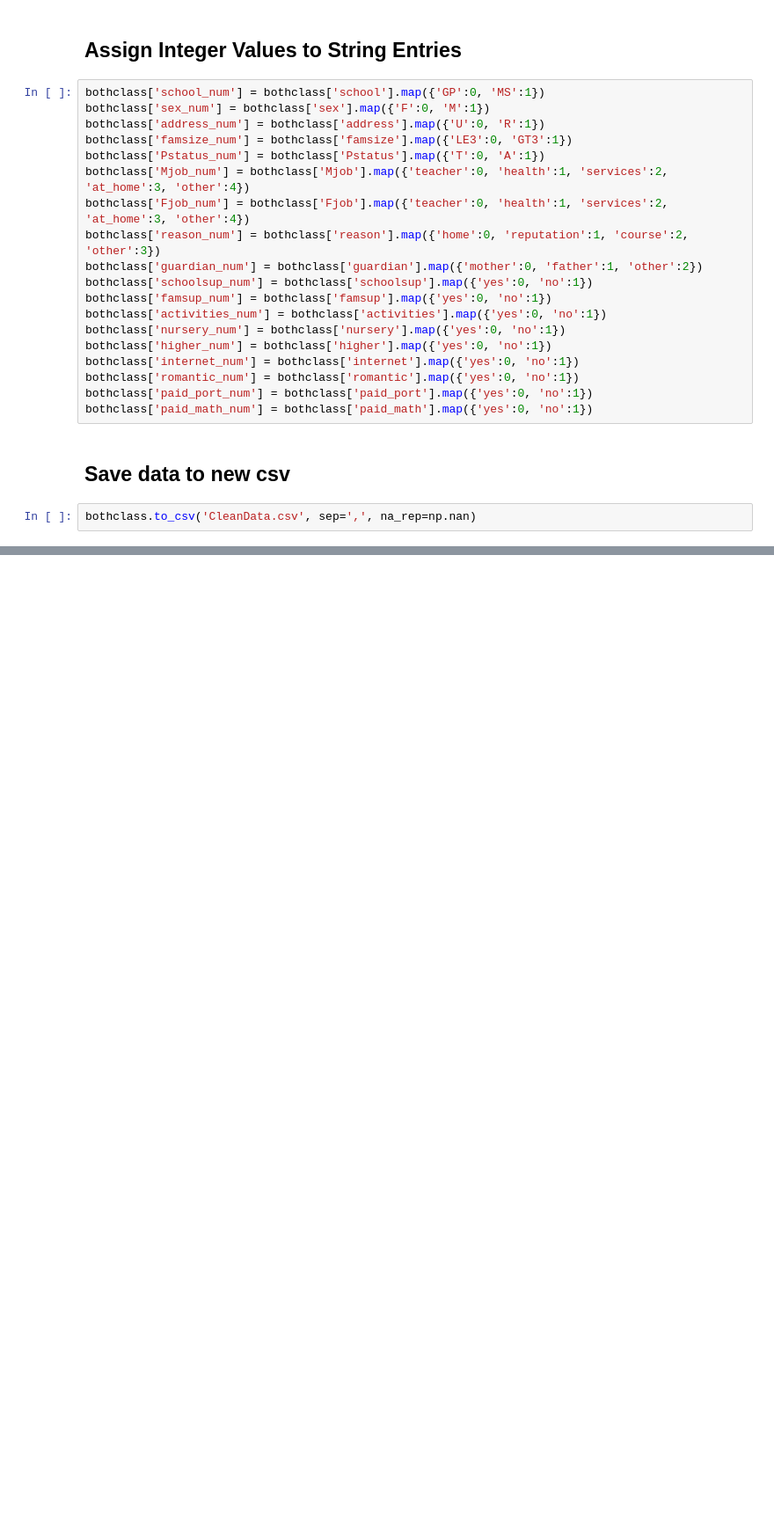
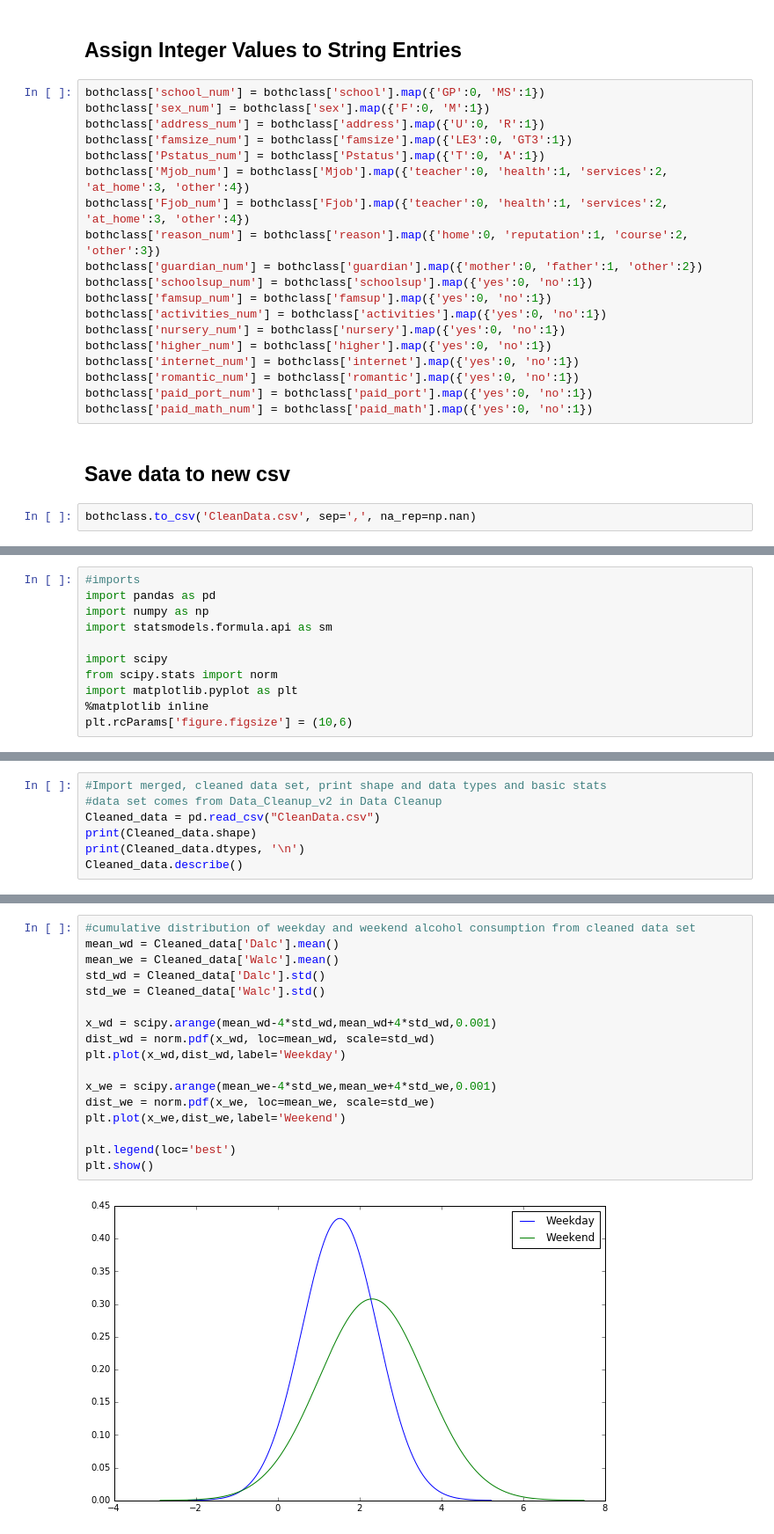
Before and after one commit to fagan2888/DataSci_Final_Project, a Jupyter notebook: Milestone/Milestone.ipynb, the cells around one changed output, grey strips where cells are left out. Shown: that part at 88% size. Saved outputs shown, nothing was run; the diff lists cells and outputs as text; blank space fills up the shorter version.

```diff
--- a/Milestone/Milestone.ipynb
+++ b/Milestone/Milestone.ipynb
@@ -242,0 +248,11 @@ bothclass.to_csv('CleanData.csv', sep=',', na_rep=np.nan)
+# %%
+#imports
+import pandas as pd
+import numpy as np
+import statsmodels.formula.api as sm
+
+import scipy
+from scipy.stats import norm
+import matplotlib.pyplot as plt
+%matplotlib inline
+plt.rcParams['figure.figsize'] = (10,6)
@@ -242,0 +261,7 @@ bothclass.to_csv('CleanData.csv', sep=',', na_rep=np.nan)
+# %%
+#Import merged, cleaned data set, print shape and data types and basic stats
+#data set comes from Data_Cleanup_v2 in Data Cleanup
+Cleaned_data = pd.read_csv("CleanData.csv")
+print(Cleaned_data.shape)
+print(Cleaned_data.dtypes, '\n')
+Cleaned_data.describe()
@@ -242,0 +296,19 @@ bothclass.to_csv('CleanData.csv', sep=',', na_rep=np.nan)
+# %%
+#cumulative distribution of weekday and weekend alcohol consumption from cleaned data set
+mean_wd = Cleaned_data['Dalc'].mean()
+mean_we = Cleaned_data['Walc'].mean()
+std_wd = Cleaned_data['Dalc'].std()
+std_we = Cleaned_data['Walc'].std()
+
+x_wd = scipy.arange(mean_wd-4*std_wd,mean_wd+4*std_wd,0.001)
+dist_wd = norm.pdf(x_wd, loc=mean_wd, scale=std_wd)
+plt.plot(x_wd,dist_wd,label='Weekday')
+
+x_we = scipy.arange(mean_we-4*std_we,mean_we+4*std_we,0.001)
+dist_we = norm.pdf(x_we, loc=mean_we, scale=std_we)
+plt.plot(x_we,dist_we,label='Weekend')
+
+plt.legend(loc='best')
+plt.show()
+# %% [output]
+[figure, added]
```
Also changed, not shown: parts of 25 cells of this notebook.
